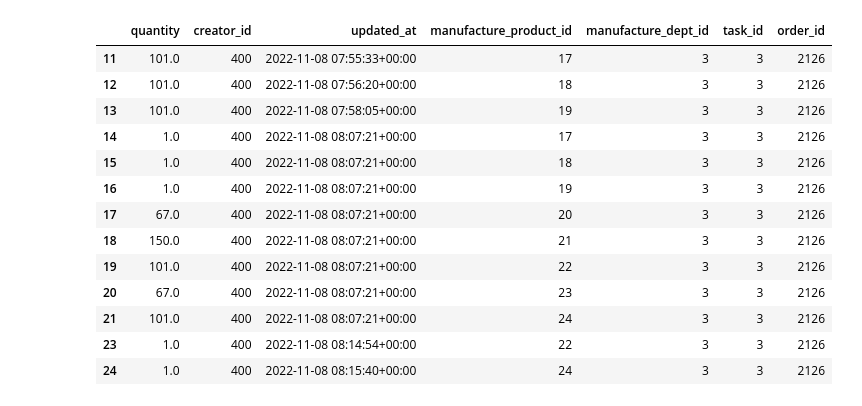
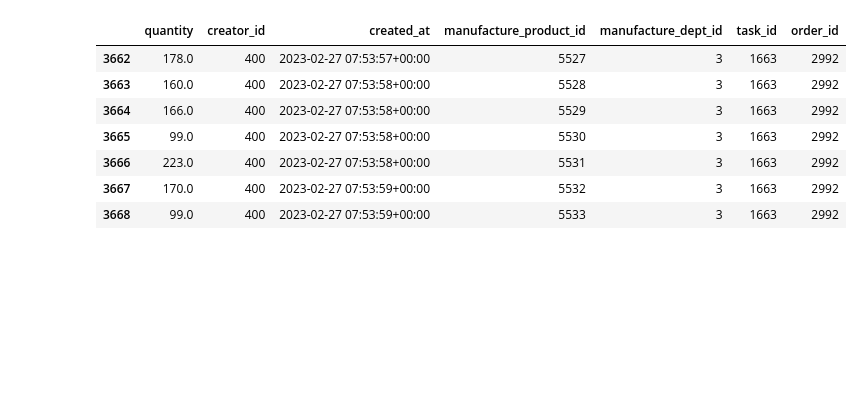
Before and after one commit to Thang1703hrsh/TMSDjango, a Jupyter notebook: temporary/get_manufacture_product_import.ipynb, the cells around one changed output. Saved outputs shown, nothing was run; the diff lists cells and outputs as text; code cells hidden in the pictures; blank space fills up the shorter version.

Commit message:
get_manufacture_product_exp

```diff
--- a/temporary/get_manufacture_product_import.ipynb
+++ b/temporary/get_manufacture_product_import.ipynb
@@ -78,23 +78,17 @@ dfManufactureProdImportFix.tail(10)
 | 3705 | 1626 | DYC-US-230210-E11even-705-7013 | DYC-US-230210-E11even-705-7013 | Phối | Phòng phối1 | 2023-03-01 08:27:24+00:00 | 2023-02-17 08:54:57+00:00 | ... |
 # %%
 dfManufactureProdImportDetail = pd.read_csv('../data_csv/ManufactureProdImportDetail.csv')
-dfManufactureProdImportDetail = dfManufactureProdImportDetail.drop(columns= {'created_at' , 'deleted_at'})
-dfManufactureProdImportDetail[dfManufactureProdImportDetail['task_id'] == 3]
+dfManufactureProdImportDetail = dfManufactureProdImportDetail.drop(columns= {'updated_at' , 'deleted_at'})
+dfManufactureProdImportDetail[dfManufactureProdImportDetail['task_id'] == 1663]
 # %% [output]
-|  | quantity | creator_id | updated_at | manufacture_product_id | manufacture_dept_id | task_id | order_id |
-| 11 | 101.0 | 400 | 2022-11-08 07:55:33+00:00 | 17 | 3 | 3 | 2126 |
-| 12 | 101.0 | 400 | 2022-11-08 07:56:20+00:00 | 18 | 3 | 3 | 2126 |
-| 13 | 101.0 | 400 | 2022-11-08 07:58:05+00:00 | 19 | 3 | 3 | 2126 |
-| 14 | 1.0 | 400 | 2022-11-08 08:07:21+00:00 | 17 | 3 | 3 | 2126 |
-| 15 | 1.0 | 400 | 2022-11-08 08:07:21+00:00 | 18 | 3 | 3 | 2126 |
-| 16 | 1.0 | 400 | 2022-11-08 08:07:21+00:00 | 19 | 3 | 3 | 2126 |
-| 17 | 67.0 | 400 | 2022-11-08 08:07:21+00:00 | 20 | 3 | 3 | 2126 |
-| 18 | 150.0 | 400 | 2022-11-08 08:07:21+00:00 | 21 | 3 | 3 | 2126 |
-| 19 | 101.0 | 400 | 2022-11-08 08:07:21+00:00 | 22 | 3 | 3 | 2126 |
-| 20 | 67.0 | 400 | 2022-11-08 08:07:21+00:00 | 23 | 3 | 3 | 2126 |
-| 21 | 101.0 | 400 | 2022-11-08 08:07:21+00:00 | 24 | 3 | 3 | 2126 |
-| 23 | 1.0 | 400 | 2022-11-08 08:14:54+00:00 | 22 | 3 | 3 | 2126 |
-| 24 | 1.0 | 400 | 2022-11-08 08:15:40+00:00 | 24 | 3 | 3 | 2126 |
+|  | quantity | creator_id | created_at | manufacture_product_id | manufacture_dept_id | task_id | order_id |
+| 3662 | 178.0 | 400 | 2023-02-27 07:53:57+00:00 | 5527 | 3 | 1663 | 2992 |
+| 3663 | 160.0 | 400 | 2023-02-27 07:53:58+00:00 | 5528 | 3 | 1663 | 2992 |
+| 3664 | 166.0 | 400 | 2023-02-27 07:53:58+00:00 | 5529 | 3 | 1663 | 2992 |
+| 3665 | 99.0 | 400 | 2023-02-27 07:53:58+00:00 | 5530 | 3 | 1663 | 2992 |
+| 3666 | 223.0 | 400 | 2023-02-27 07:53:58+00:00 | 5531 | 3 | 1663 | 2992 |
+| 3667 | 170.0 | 400 | 2023-02-27 07:53:59+00:00 | 5532 | 3 | 1663 | 2992 |
+| 3668 | 99.0 | 400 | 2023-02-27 07:53:59+00:00 | 5533 | 3 | 1663 | 2992 |
 # %%
 dfManuProdImportDetailMerge = dfManufactureProdImportDetail.merge(dfManufactureProd , on = ['manufacture_product_id' , 'task_id'])
 dfManuProdImportDetailMerge = dfManuProdImportDetailMerge.merge(dfOrderDetail , on = 'order_id' , how = 'left')
```
Also changed, not shown: parts of 2 cells of this notebook, 3 other files.
